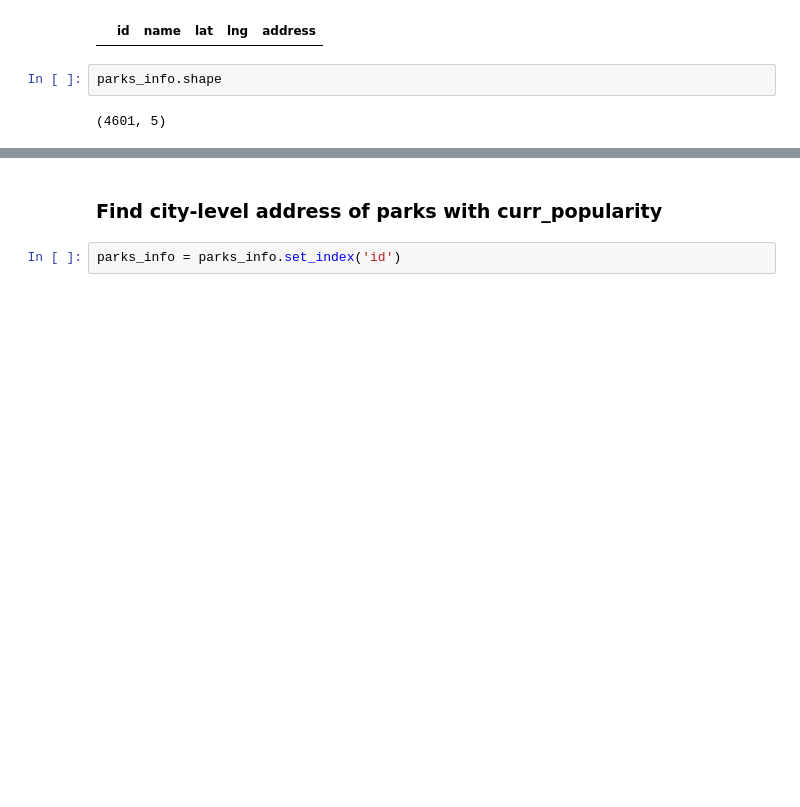
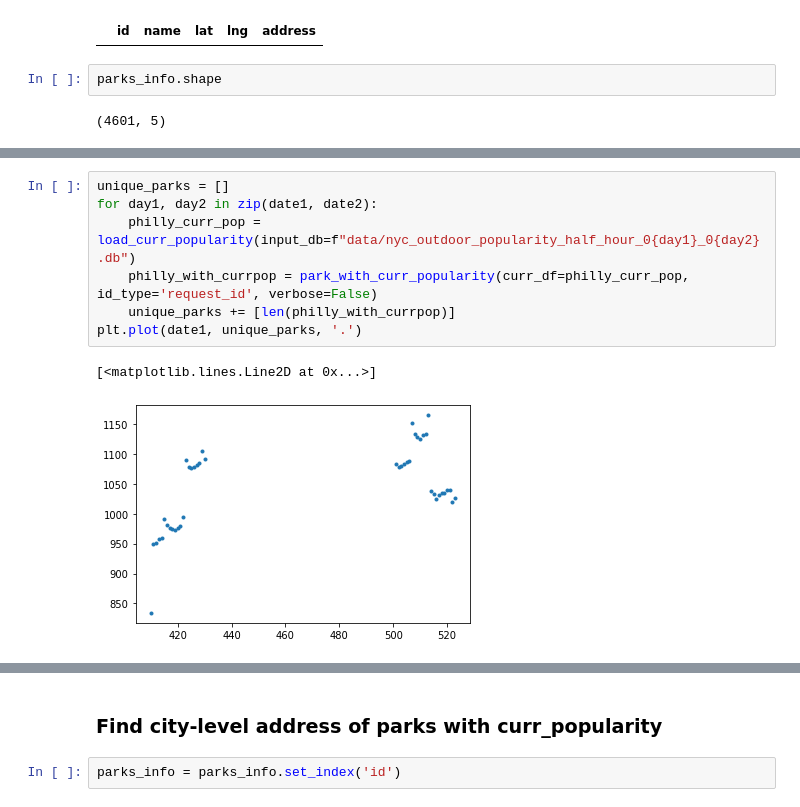
Before and after one commit to qcabel/park-recommendation, a Jupyter notebook: get_weather_data.ipynb, the cells around one changed output, grey strips where cells are left out. Saved outputs shown, nothing was run; the diff lists cells and outputs as text; blank space fills up the shorter version.

```diff
--- a/get_weather_data.ipynb
+++ b/get_weather_data.ipynb
@@ -183,0 +176,10 @@ len(set(park_id_with_curr_pop))
+# %%
+unique_parks = []
+for day1, day2 in zip(date1, date2):
+    philly_curr_pop = load_curr_popularity(input_db=f"data/nyc_outdoor_popularity_half_hour_0{day1}_0{day2}.db")
+    philly_with_currpop = park_with_curr_popularity(curr_df=philly_curr_pop, id_type='request_id', verbose=False)
+    unique_parks += [len(philly_with_currpop)]
+plt.plot(date1, unique_parks, '.')
+# %% [output]
+[<matplotlib.lines.Line2D at 0x...>]
+[figure, added]
```
Also changed, not shown: parts of 37 cells of this notebook.
